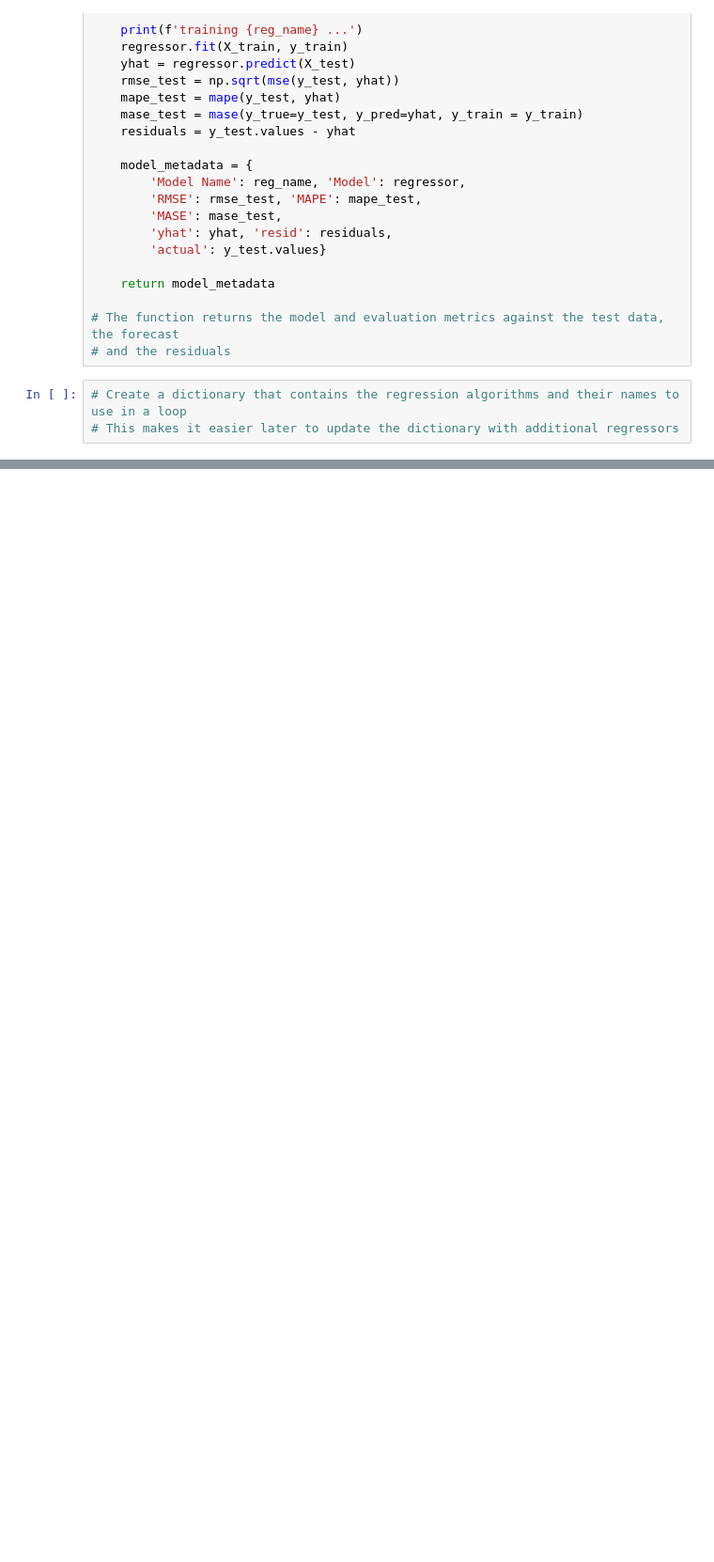
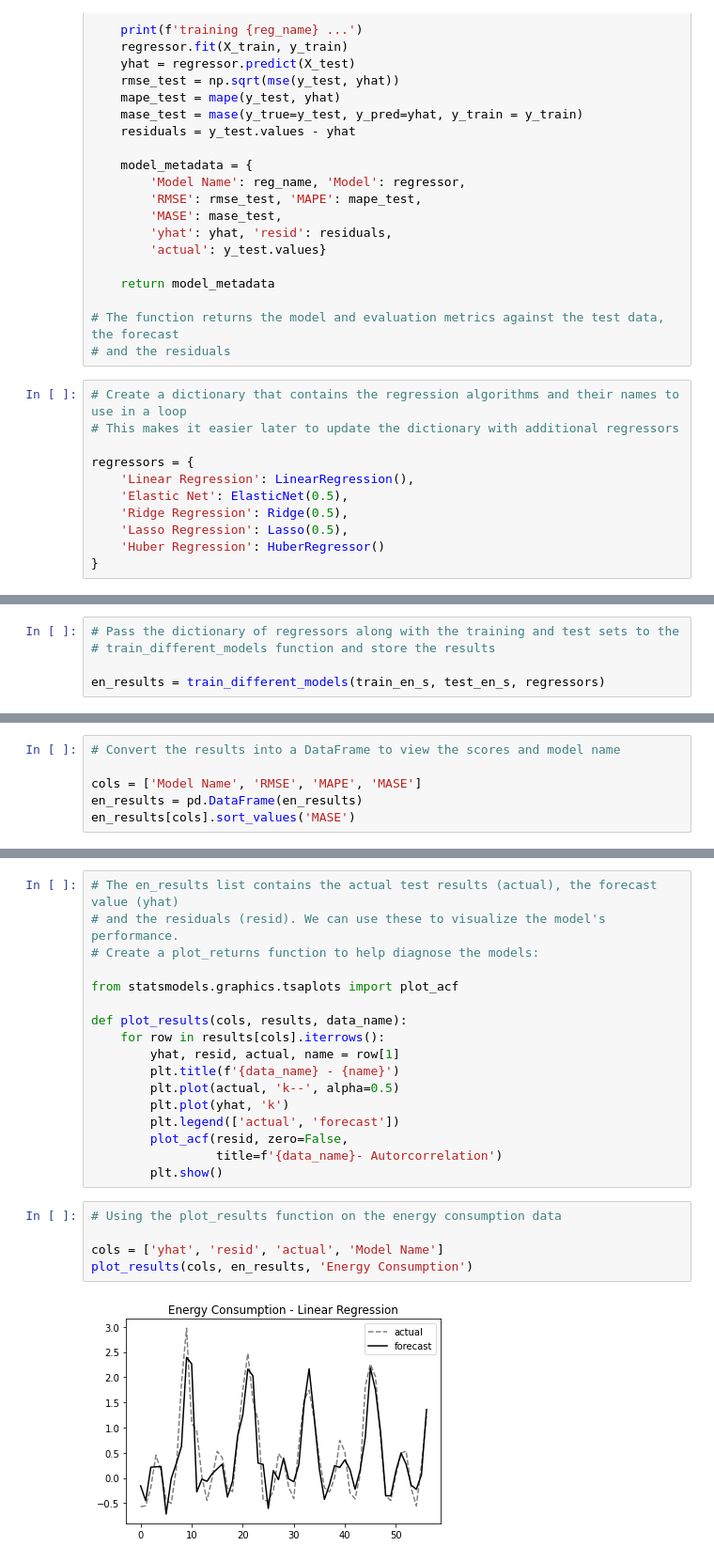
Before and after one commit to LaurbergMJ/TimeSeriesAnalysisWithPythonCookbook, a Jupyter notebook: Ch12.ipynb, the cells around one changed output, grey strips where cells are left out. Shown at 94% size. Cells and saved outputs as stored; diff of their text form; blank space fills up the shorter version.

```diff
--- a/Ch12.ipynb
+++ b/Ch12.ipynb
@@ -274,3 +274,11 @@ def train_model(train, test, regressor, reg_name):
 # %%
 # Create a dictionary that contains the regression algorithms and their names to use in a loop
 # This makes it easier later to update the dictionary with additional regressors
+
+regressors = {
+    'Linear Regression': LinearRegression(),
+    'Elastic Net': ElasticNet(0.5),
+    'Ridge Regression': Ridge(0.5),
+    'Lasso Regression': Lasso(0.5),
+    'Huber Regression': HuberRegressor()
+}
@@ -276,0 +302,5 @@ def train_model(train, test, regressor, reg_name):
+# %%
+# Pass the dictionary of regressors along with the training and test sets to the
+# train_different_models function and store the results
+
+en_results = train_different_models(train_en_s, test_en_s, regressors)
@@ -276,0 +313,6 @@ def train_model(train, test, regressor, reg_name):
+# %%
+# Convert the results into a DataFrame to view the scores and model name
+
+cols = ['Model Name', 'RMSE', 'MAPE', 'MASE']
+en_results = pd.DataFrame(en_results)
+en_results[cols].sort_values('MASE')
@@ -276,0 +326,24 @@ def train_model(train, test, regressor, reg_name):
+# %%
+# The en_results list contains the actual test results (actual), the forecast value (yhat)
+# and the residuals (resid). We can use these to visualize the model's performance.
+# Create a plot_returns function to help diagnose the models:
+
+from statsmodels.graphics.tsaplots import plot_acf
+
+def plot_results(cols, results, data_name):
+    for row in results[cols].iterrows():
+        yhat, resid, actual, name = row[1]
+        plt.title(f'{data_name} - {name}')
+        plt.plot(actual, 'k--', alpha=0.5)
+        plt.plot(yhat, 'k')
+        plt.legend(['actual', 'forecast'])
+        plot_acf(resid, zero=False,
+                 title=f'{data_name}- Autorcorrelation')
+        plt.show()
+# %%
+# Using the plot_results function on the energy consumption data
+
+cols = ['yhat', 'resid', 'actual', 'Model Name']
+plot_results(cols, en_results, 'Energy Consumption')
+# %% [output]
+[figure, added]
```
Also changed, not shown: parts of 5 cells of this notebook.
